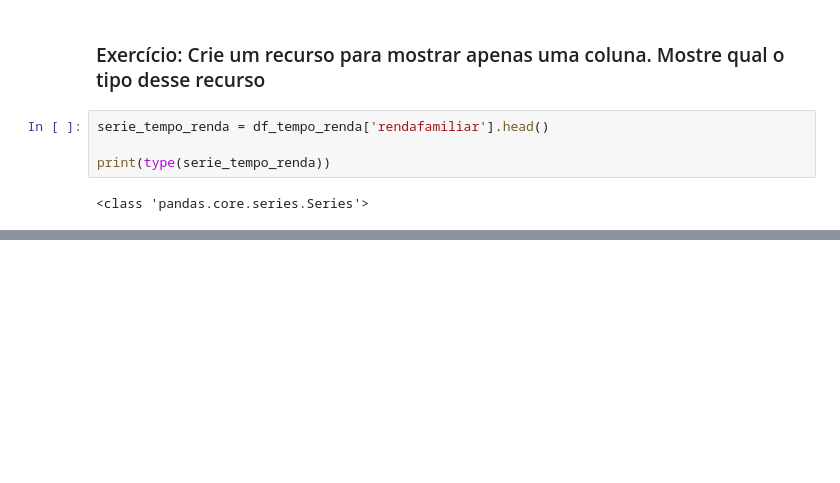
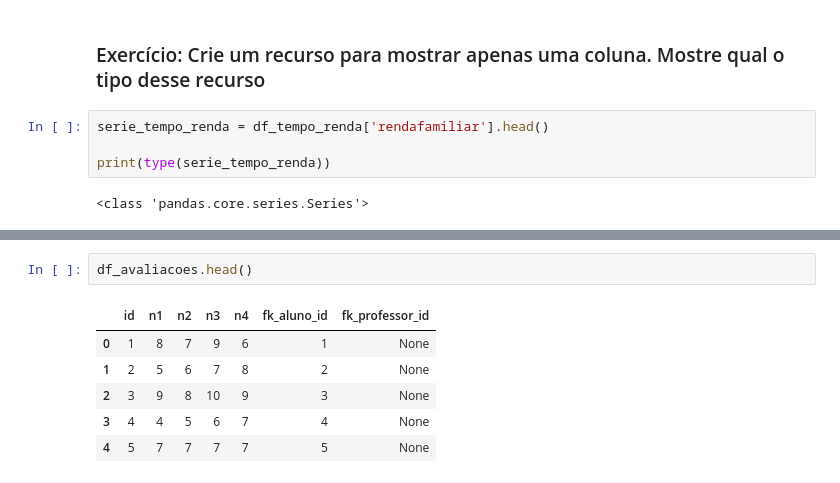
Before and after one commit to fabricio176/fabricio-semanadatascience, a Jupyter notebook: desafios/Exercicio-01-08/conexao.ipynb, the cells around one changed output, grey strips where cells are left out. Cells and saved outputs as stored; diff of their text form; blank space fills up the shorter version.

```diff
--- a/desafios/Exercicio-01-08/conexao.ipynb
+++ b/desafios/Exercicio-01-08/conexao.ipynb
@@ -213,0 +318,9 @@ print(type(serie_tempo_renda))
+# %%
+df_avaliacoes.head()
+# %% [output]
+|  | id | n1 | n2 | n3 | n4 | fk_aluno_id | fk_professor_id |
+| 0 | 1 | 8 | 7 | 9 | 6 | 1 | None |
+| 1 | 2 | 5 | 6 | 7 | 8 | 2 | None |
+| 2 | 3 | 9 | 8 | 10 | 9 | 3 | None |
+| 3 | 4 | 4 | 5 | 6 | 7 | 4 | None |
+| 4 | 5 | 7 | 7 | 7 | 7 | 5 | None |
```
Also changed, not shown: parts of 26 cells of this notebook, 2 other files.
